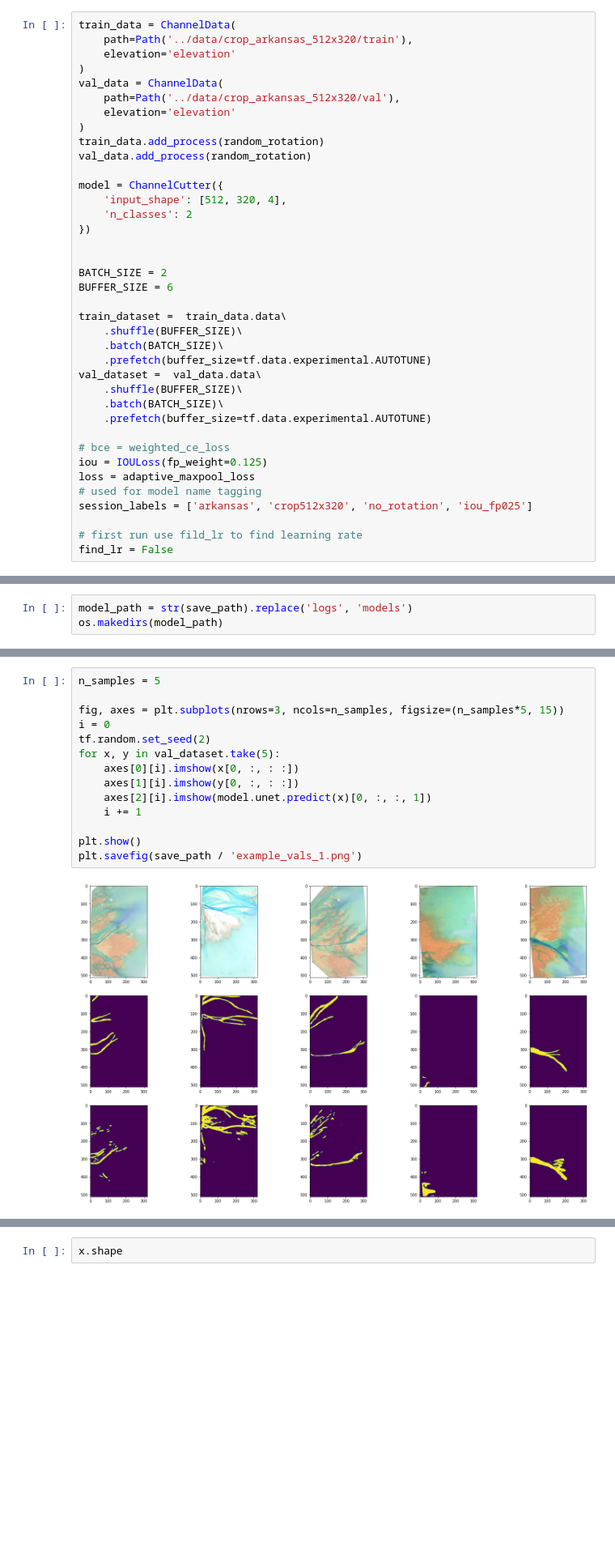
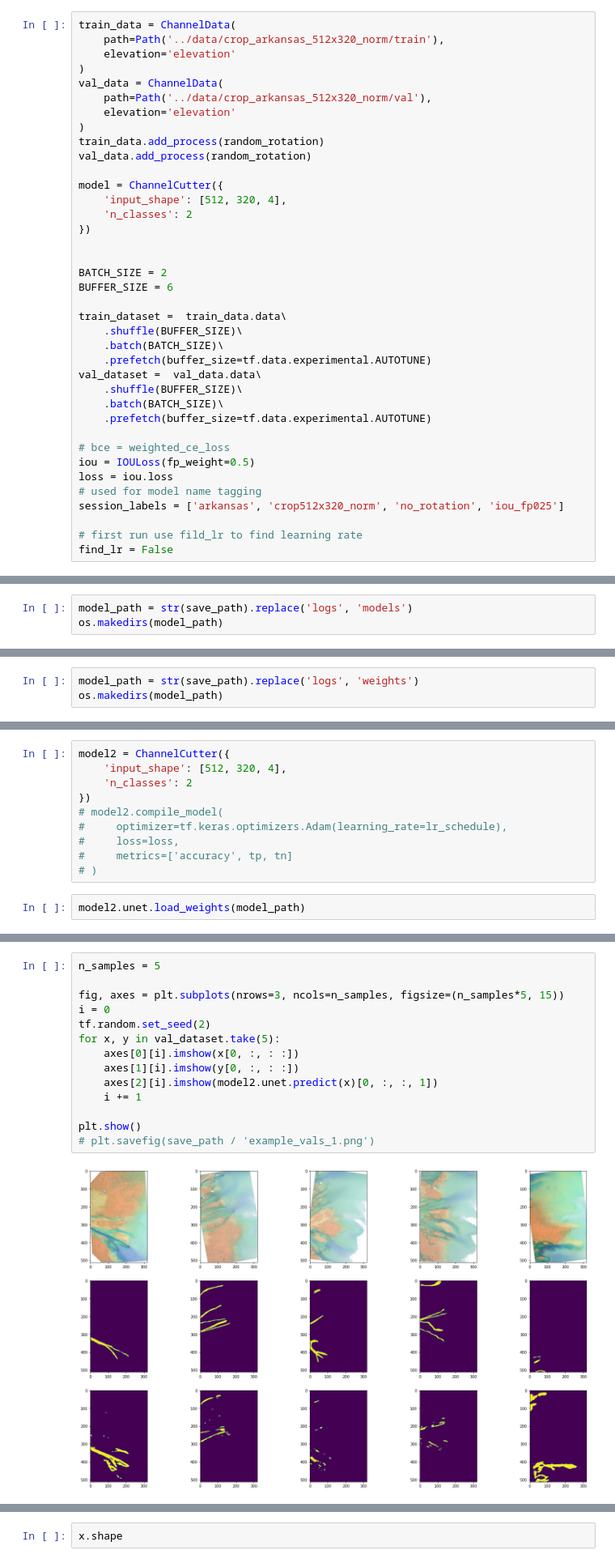
Before and after one commit to badGarnet/channel_image_segmentation, a Jupyter notebook: notes/small_unet.ipynb, the cells around one changed output, grey strips where cells are left out. Shown at 81% size. Saved outputs shown, nothing was run; the diff lists cells and outputs as text; blank space fills up the shorter version.

```diff
--- a/notes/small_unet.ipynb
+++ b/notes/small_unet.ipynb
@@ -18,11 +18,11 @@ from focal_tversky_loss import *
 from cldice_loss import SoftClDice
 # %%
 train_data = ChannelData(
-    path=Path('../data/crop_arkansas_512x320/train'),
+    path=Path('../data/crop_arkansas_512x320_norm/train'),
     elevation='elevation'
 )
 val_data = ChannelData(
-    path=Path('../data/crop_arkansas_512x320/val'),
+    path=Path('../data/crop_arkansas_512x320_norm/val'),
     elevation='elevation'
 )
 train_data.add_process(random_rotation)
@@ -47,10 +47,10 @@ val_dataset =  val_data.data\
     .prefetch(buffer_size=tf.data.experimental.AUTOTUNE)
 
 # bce = weighted_ce_loss
-iou = IOULoss(fp_weight=0.125)
-loss = adaptive_maxpool_loss
+iou = IOULoss(fp_weight=0.5)
+loss = iou.loss
 # used for model name tagging
-session_labels = ['arkansas', 'crop512x320', 'no_rotation', 'iou_fp025']
+session_labels = ['arkansas', 'crop512x320_norm', 'no_rotation', 'iou_fp025']
 
 # first run use fild_lr to find learning rate
 find_lr = False
@@ -228,0 +327,3 @@ INFO:tensorflow:Assets written to: models/arkansas_crop512x320_no_rotation_bce_i
+# %%
+model_path = str(save_path).replace('logs', 'weights')
+os.makedirs(model_path)
@@ -228,0 +332,12 @@ INFO:tensorflow:Assets written to: models/arkansas_crop512x320_no_rotation_bce_i
+# %%
+model2 = ChannelCutter({
+    'input_shape': [512, 320, 4],
+    'n_classes': 2
+})
+# model2.compile_model(
+#     optimizer=tf.keras.optimizers.Adam(learning_rate=lr_schedule),
+#     loss=loss,
+#     metrics=['accuracy', tp, tn]
+# )
+# %%
+model2.unet.load_weights(model_path)
@@ -229,16 +346,16 @@ INFO:tensorflow:Assets written to: models/arkansas_crop512x320_no_rotation_bce_i
 # %%
 n_samples = 5
 
 fig, axes = plt.subplots(nrows=3, ncols=n_samples, figsize=(n_samples*5, 15))
 i = 0
 tf.random.set_seed(2)
 for x, y in val_dataset.take(5):
     axes[0][i].imshow(x[0, :, : :])
     axes[1][i].imshow(y[0, :, : :])
-    axes[2][i].imshow(model.unet.predict(x)[0, :, :, 1])
+    axes[2][i].imshow(model2.unet.predict(x)[0, :, :, 1])
     i += 1
 
 plt.show()
-plt.savefig(save_path / 'example_vals_1.png')
+# plt.savefig(save_path / 'example_vals_1.png')
 # %% [output]
-[figure, old version]
+[figure, new version]
```
Also changed, not shown: parts of 29 cells of this notebook, 2 other files.
